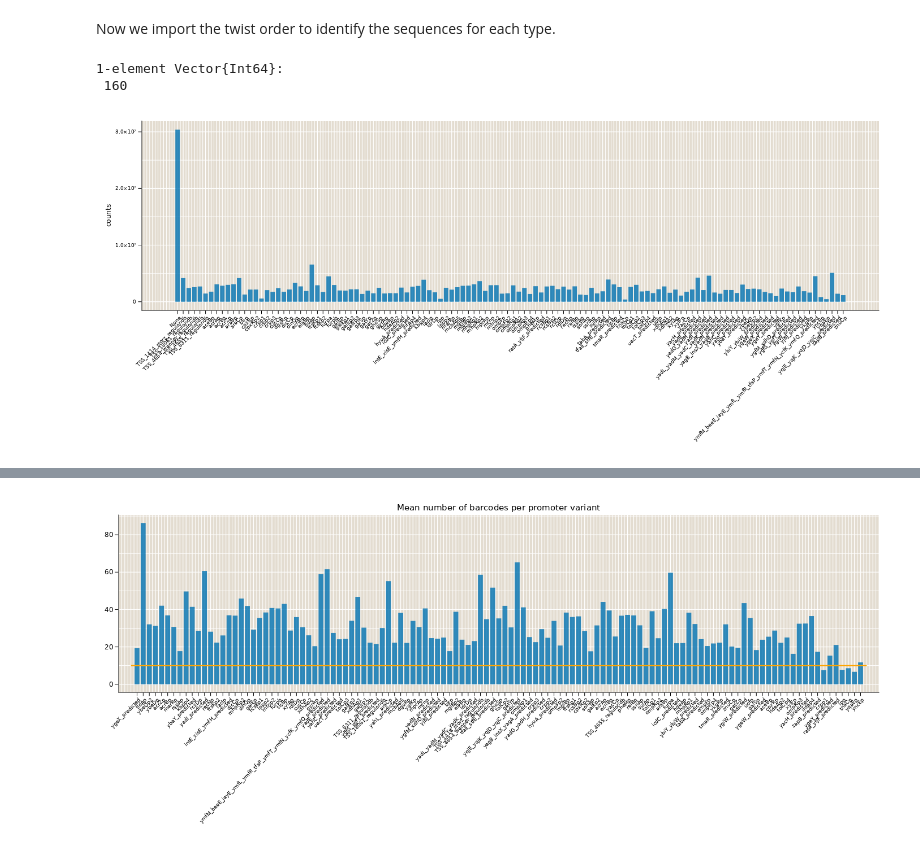
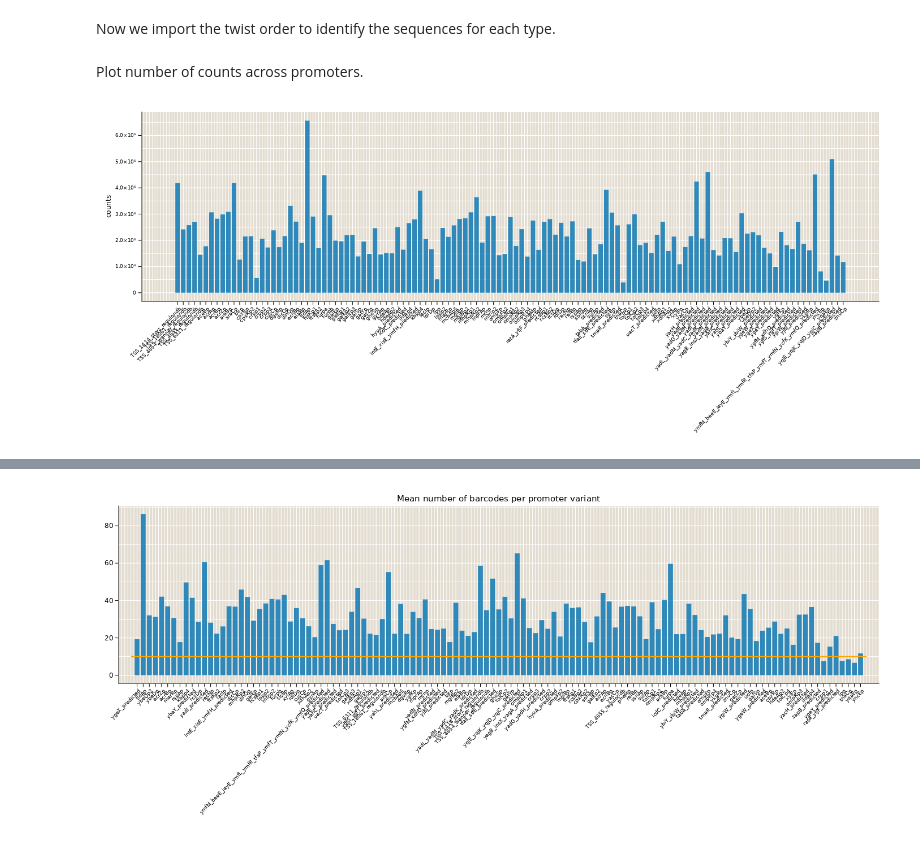
Before and after one commit to RPGroup-PBoC/Reg-Seq-2, a Jupyter notebook: code/processing/20220514_mapping/Mapping_analysis.ipynb, the cells around one changed output, grey strips where cells are left out. Saved outputs shown, nothing was run; the diff lists cells and outputs as text; code cells hidden in the pictures.

```diff
--- a/code/processing/20220514_mapping/Mapping_analysis.ipynb
+++ b/code/processing/20220514_mapping/Mapping_analysis.ipynb
@@ -632,26 +901,24 @@ end
 insertcols!(df_filt_100, 1, :name => name_list);
 insertcols!(df_filt_100, 2, :rev_primer2 => primer2_list);
 insertcols!(df_filt_100, 3, :rev_primer3 => primer3_list);
-# %%
-length.(df_filt_100.promoter) |> unique
-# %% [output]
-1-element Vector{Int64}:
- 160
+# %% [markdown]
+Plot number of counts across promoters.
 # %%
 df_per_promoter_100 = combine(groupby(df_filt_100, [:name, :rev_primer3, :rev_primer2]), :counts => sum => :counts)
+df_per_promoter_100 = df_per_promoter_100[df_per_promoter_100.name .!= "None", :]
 sort!(df_per_promoter_100, :name)
 fig = Figure(resolution=(1400, 600))
 ax = Axis(fig[1,1])
 barplot!(
     ax,
     1:nrow(df_per_promoter_100),
     df_per_promoter_100.counts,
 )
 
 ax.xticks = (1:nrow(df_per_promoter_100), df_per_promoter_100.name)
 ax.xticklabelrotation = pi/4
 ax.ylabel = "counts"
 
 fig
 # %% [output]
-[figure, old version]
+[figure, new version]
```
Also changed, not shown: parts of 73 cells of this notebook, 7 other files.
